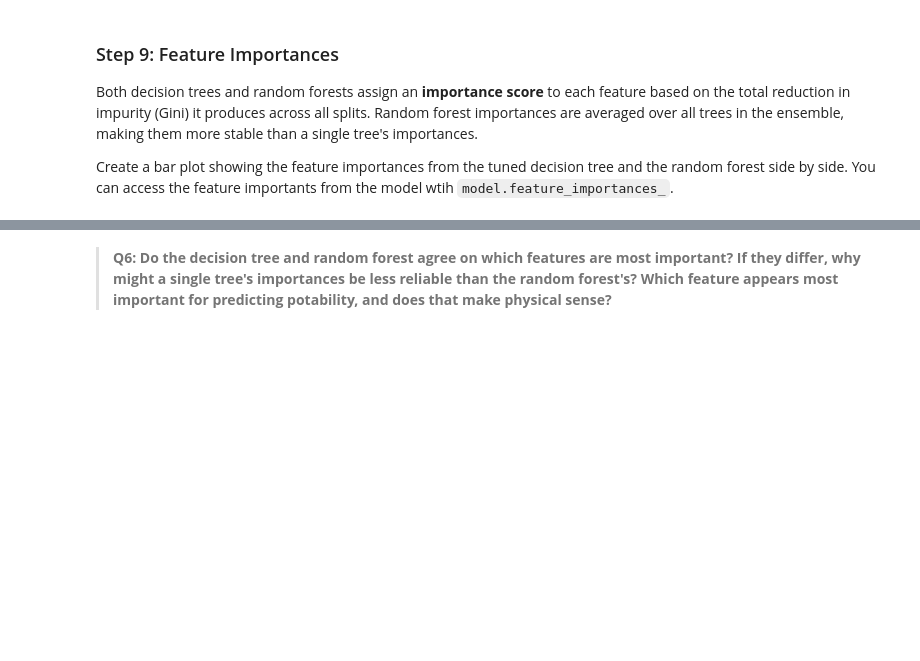
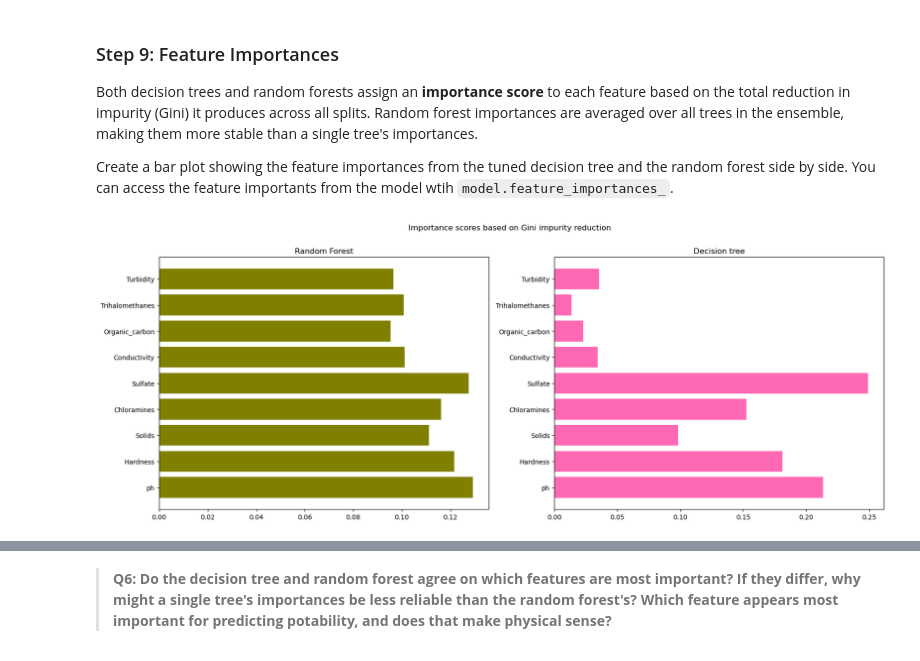
Before and after one commit to sofiiir/edds232-assignment-3, a Jupyter notebook: task2/hw3-task2.ipynb, the cells around one changed output, grey strips where cells are left out. Saved outputs shown, nothing was run; the diff lists cells and outputs as text; code cells hidden in the pictures; blank space fills up the shorter version.

Commit message:
Confusion matrix and the ugliest plot ive ever made

```diff
--- a/task2/hw3-task2.ipynb
+++ b/task2/hw3-task2.ipynb
@@ -328,3 +328,25 @@ The random forest test accuracy is higher for than the test accuracy for the dec
 Both decision trees and random forests assign an **importance score** to each feature based on the total reduction in impurity (Gini) it produces across all splits. Random forest importances are averaged over all trees in the ensemble, making them more stable than a single tree's importances.
 
 Create a bar plot showing the feature importances from the tuned decision tree and the random forest side by side. You can access the feature importants from the model wtih `model.feature_importances_`.
+# %%
+
+fig, ax = plt.subplots(1, 2, figsize = (20, 7))
+ax = ax
+
+ax[0].barh(features,
+         rf.feature_importances_,
+         color = 'olive'
+        )
+ax[0].set_title('Random Forest')
+
+ax[1].barh(features,
+        dt_opt.feature_importances_,
+        color = 'hotpink'
+        )
+
+ax[1].set_title('Decision tree')
+
+plt.suptitle('Importance scores based on Gini impurity reduction')
+plt.show()
+# %% [output]
+[figure, added]
```
Also changed, not shown: parts of 5 cells of this notebook.
